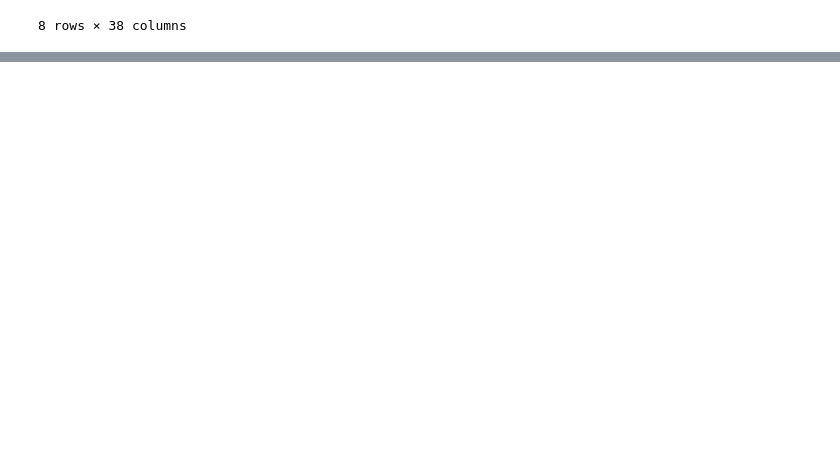
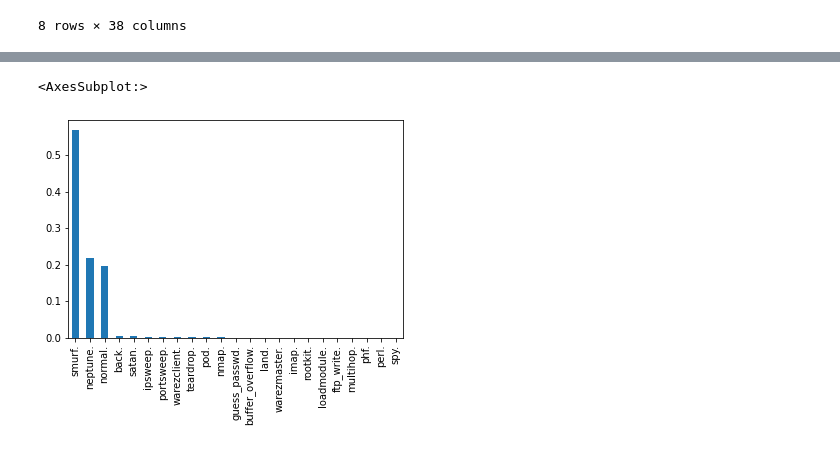
Before and after one commit to zubairfarahi/Data-Science--Machine-Learning-, a Jupyter notebook: Intermedite Level/Network Intrusion Dataset/network.ipynb, the cells around one changed output, grey strips where cells are left out. Cells and saved outputs as stored; diff of their text form; code cells hidden in the pictures; blank space fills up the shorter version.

```diff
--- a/Intermedite Level/Network Intrusion Dataset/network.ipynb
+++ b/Intermedite Level/Network Intrusion Dataset/network.ipynb
@@ -59,0 +98,2 @@ dataset.describe()
+# %%
+smaler_dataset = dataset[['duration', 'protocol_type','label']]
@@ -59,0 +141,5 @@ dataset.describe()
+# %%
+smaler_dataset.label.value_counts(normalize=True).plot(kind='bar')
+# %% [output]
+<AxesSubplot:>
+[figure, added]
```
Also changed, not shown: parts of 11 cells of this notebook.
